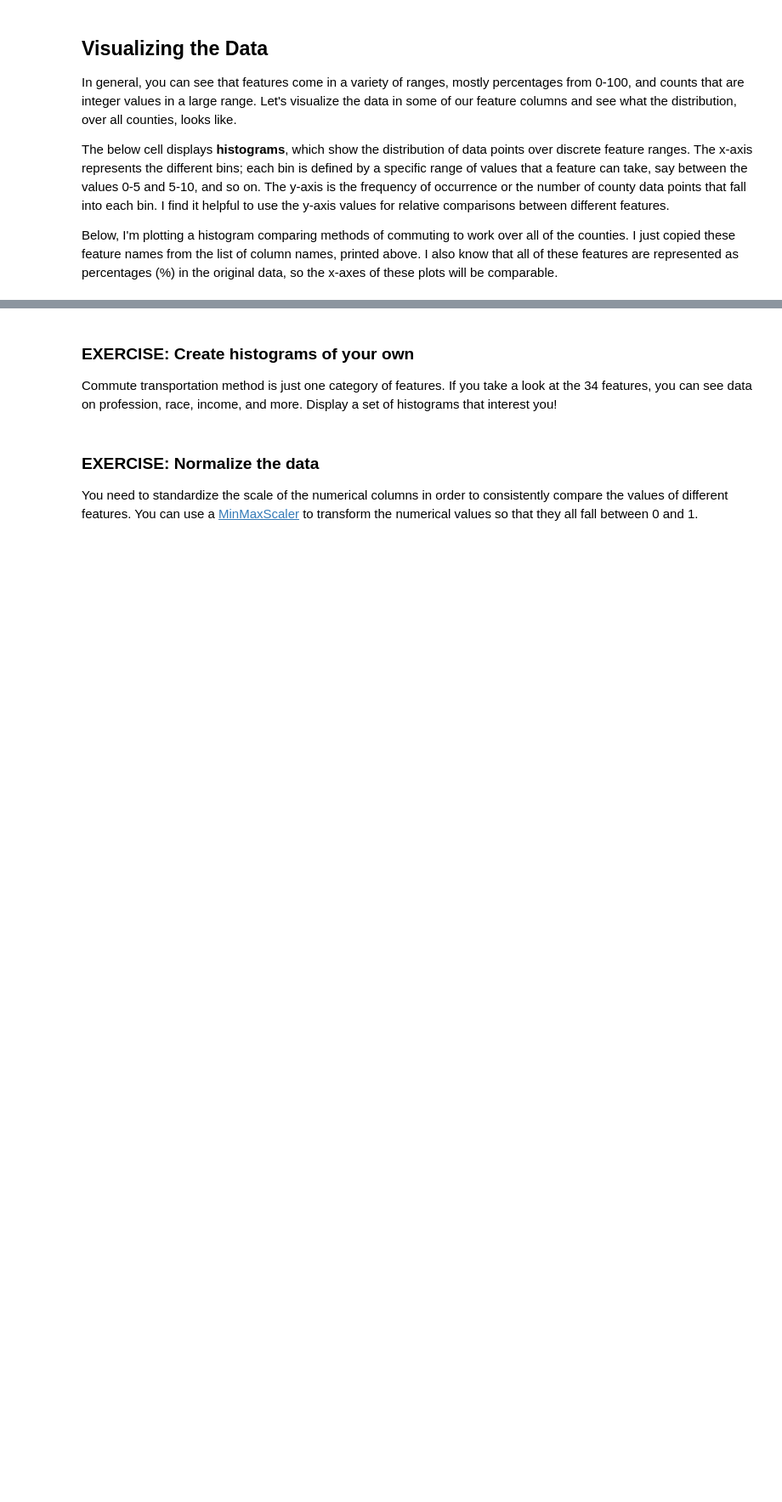
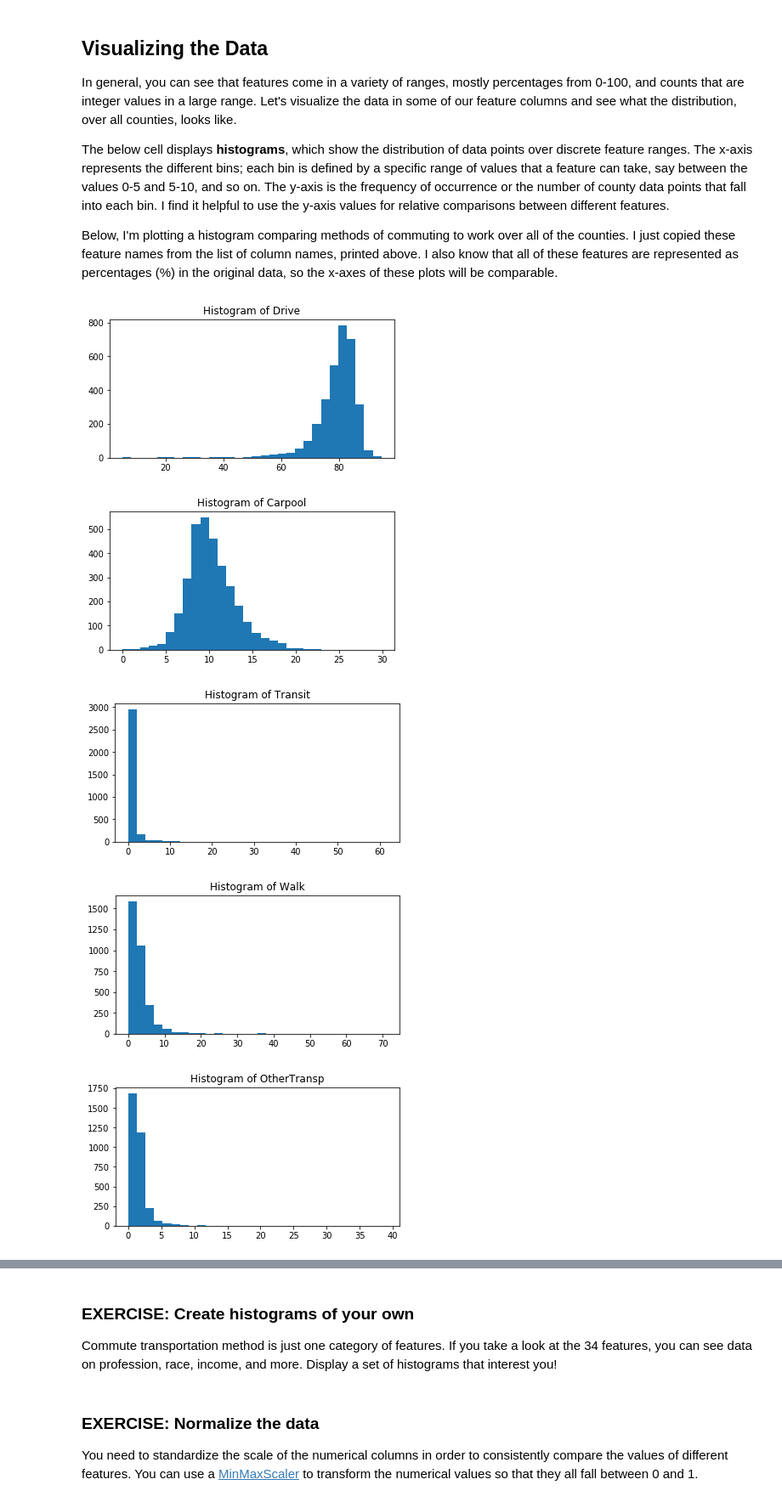
Before and after one commit to udacity/ML_SageMaker_Studies, a Jupyter notebook: Population_Segmentation/Pop_Segmentation_Exercise.ipynb, the cells around one changed output, grey strips where cells are left out. Shown at 85% size. Cells and saved outputs as stored; diff of their text form; code cells hidden in the pictures; blank space fills up the shorter version.

````diff
--- a/Population_Segmentation/Pop_Segmentation_Exercise.ipynb
+++ b/Population_Segmentation/Pop_Segmentation_Exercise.ipynb
@@ -98,6 +127,7 @@ When you first explore the data, it is good to know what you are working with. H
 You should be able to answer the **question**: How many data points and features are in the original, provided dataset? (And how many points are left after dropping any incomplete rows?)
 # %%
 # print out stats about data
-
+print(counties_df.size)
+print(len(counties_df.columns))
 # drop any incomplete rows of data, and create a new df
-clean_counties_df = None
+clean_counties_df = counties_df.dropna().copy()
@@ -123,4 +156,6 @@ Alabama-Barbour	26932	 14497	12435	4.6         ...
 ```
 # %%
 # index data by 'State-County'
+clean_counties_df["State-County"] = clean_counties_df["State"] + "-" + clean_counties_df["County"]
 # clean_counties_df.index= # your code here
+clean_counties_df.set_index('State-County')
@@ -127,7 +182,7 @@ Alabama-Barbour	26932	 14497	12435	4.6         ...
 # %%
 # drop the old State and County columns, and the CensusId column
 # clean df should be modified or created anew
-clean_counties_df = None
+clean_counties_df = clean_counties_df.drop(columns=['State', 'County', 'CensusId', 'State-County']).copy()
 # %% [markdown]
 Now, what features do you have to work with?
 # %%
@@ -144,13 +208,19 @@ The below cell displays **histograms**, which show the distribution of data poin
 Below, I'm plotting a histogram comparing methods of commuting to work over all of the counties. I just copied these feature names from the list of column names, printed above. I also know that all of these features are represented as percentages (%) in the original data, so the x-axes of these plots will be comparable.
 # %%
 # transportation (to work)
-transport_list = ['Drive', 'Carpool', 'Transit', 'Walk', 'OtherTransp']
+transport_list = ['Drive', 'Carpool', 'Transit', 'Walk', 'OtherTransp', 'Men']
 n_bins = 30 # can decrease to get a wider bin (or vice versa)
 
 for column_name in transport_list:
     ax=plt.subplots(figsize=(6,3))
     # get data by column_name and display a histogram
     ax = plt.hist(clean_counties_df[column_name], bins=n_bins)
     title="Histogram of " + column_name
     plt.title(title, fontsize=12)
     plt.show()
+# %% [output]
+[figure, added]
+[figure, added]
+[figure, added]
+[figure, added]
+[figure, added]
````
Also changed, not shown: parts of 20 cells of this notebook, 9 other files.
